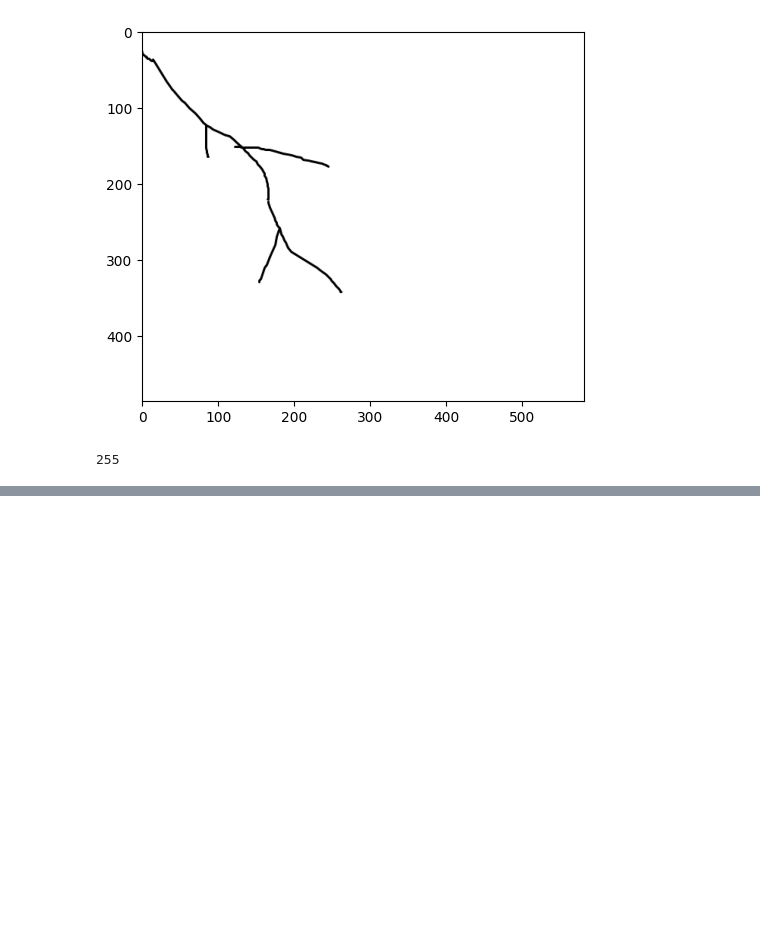
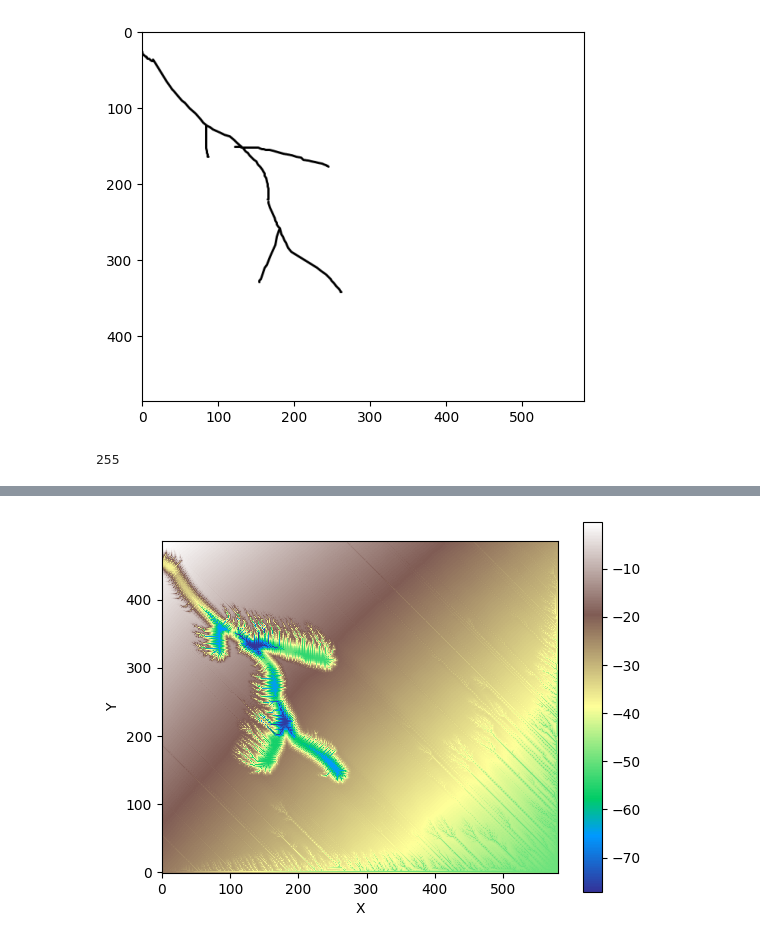
Before and after one commit to nightsky737/erodedrawing, a Jupyter notebook: testing/learning.ipynb, the cells around one changed output, grey strips where cells are left out. Saved outputs shown, nothing was run; the diff lists cells and outputs as text; code cells hidden in the pictures; blank space fills up the shorter version.

```diff
--- a/testing/learning.ipynb
+++ b/testing/learning.ipynb
@@ -136,6 +136,8 @@ worlds_best_river_raster_grid.imshow('topographic__elevation', cmap="terrain")
 # %%
-for _ in range(1):
+for _ in range(10):
     flow_accumulator.run_one_step() #apparently landlab tried to make everything similar (ie all run one step)
     eroder.run_one_step(100) #the param is how many years it runs at once.
 
 worlds_best_river_raster_grid.imshow('topographic__elevation', cmap="terrain")
+# %% [output]
+[figure, added]
```
Also changed, not shown: parts of 3 cells of this notebook, 1 other file.
